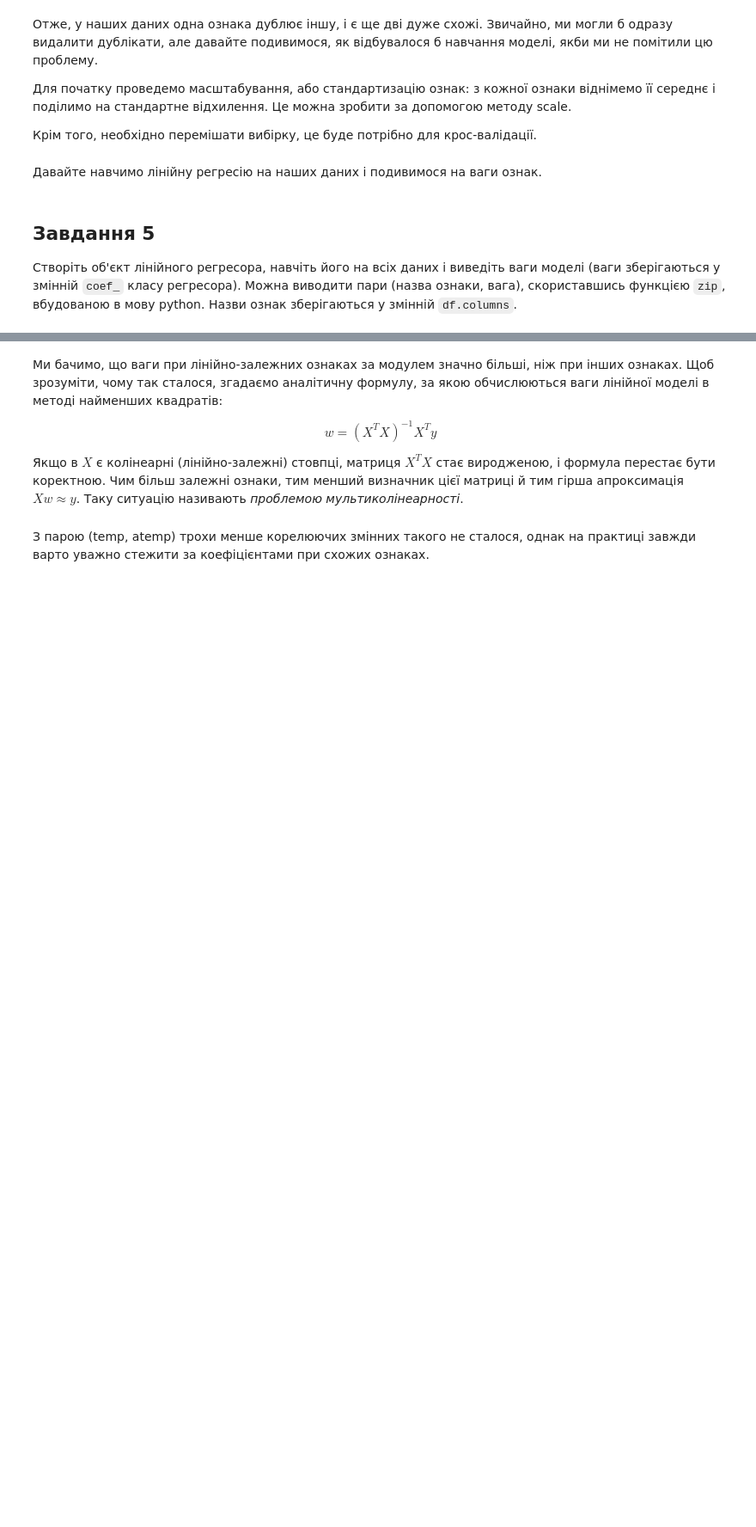
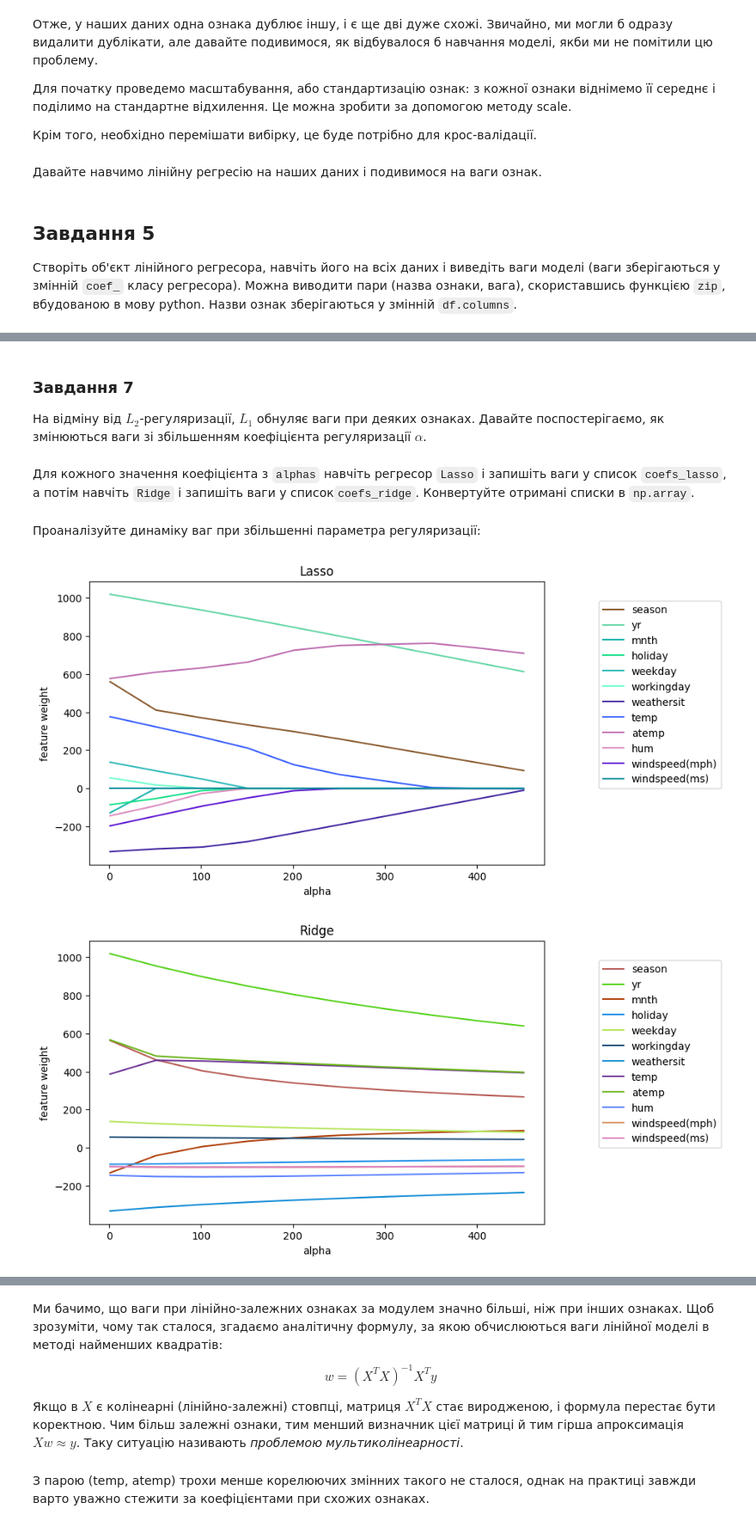
Before and after one commit to yevhen-moroz/goit-ds-hw-04-0-, a Jupyter notebook: HW_7/OverfittingHomeWork.ipynb, the cells around one changed output, grey strips where cells are left out. Shown at 86% size. Drawn from its saved outputs; the diff is of its cells as text; code cells hidden in the pictures; blank space fills up the shorter version.

```diff
--- a/HW_7/OverfittingHomeWork.ipynb
+++ b/HW_7/OverfittingHomeWork.ipynb
@@ -169,9 +362,6 @@ from sklearn.linear_model import LinearRegression
 # %%
-X = df.iloc[:, :-1]
-y = df["cnt"]
-
 regressor = LinearRegression()
 regressor.fit(X, y)
 
-list(zip(X.columns, regressor.coef_))
+list(zip(df.columns[:-1], regressor.coef_))
 # %% [output]
@@ -189,0 +437,50 @@ list(zip(X.columns, regressor.coef_))
+# %% [markdown]
+### Завдання 7
+
+На відміну від $L_2$-регуляризації, $L_1$ обнуляє ваги при деяких ознаках. Давайте поспостерігаємо, як змінюються ваги зі збільшенням коефіцієнта регуляризації $\alpha$.
+# %% [markdown]
+Для кожного значення коефіцієнта з `alphas` навчіть регресор `Lasso` і запишіть ваги у список `coefs_lasso`, а потім навчіть `Ridge` і запишіть ваги у список`coefs_ridge`. Конвертуйте отримані списки в `np.array`.
+# %%
+alphas = np.arange(1, 500, 50)
+
+coefs_lasso = []
+coefs_ridge = []
+
+for alpha in alphas:
+
+    lasso = Lasso(alpha=alpha)
+    lasso.fit(X,y)
+    coefs_lasso.append(lasso.coef_)
+
+    ridge = Ridge(alpha=alpha)
+    ridge.fit(X,y)
+    coefs_ridge.append(ridge.coef_)
+
+coefs_lasso = np.array(coefs_lasso)
+coefs_ridge = np.array(coefs_ridge)
+# %% [markdown]
+Проаналізуйте динаміку ваг при збільшенні параметра регуляризації:
+# %%
+plt.figure(figsize=(8, 5))
+
+for coef, feature in zip(coefs_lasso.T, df.columns):
+    plt.plot(alphas, coef, label=feature, color=np.random.rand(3))
+
+plt.legend(loc="upper right", bbox_to_anchor=(1.4, 0.95))
+plt.xlabel("alpha")
+plt.ylabel("feature weight")
+plt.title("Lasso")
+
+plt.figure(figsize=(8, 5))
+for coef, feature in zip(coefs_ridge.T, df.columns):
+    plt.plot(alphas, coef, label=feature, color=np.random.rand(3))
+
+plt.legend(loc="upper right", bbox_to_anchor=(1.4, 0.95))
+plt.xlabel("alpha")
+plt.ylabel("feature weight")
+plt.title("Ridge")
+
+plt.show()
+# %% [output]
+[figure, added]
+[figure, added]
```
Also changed, not shown: parts of 68 cells of this notebook.
